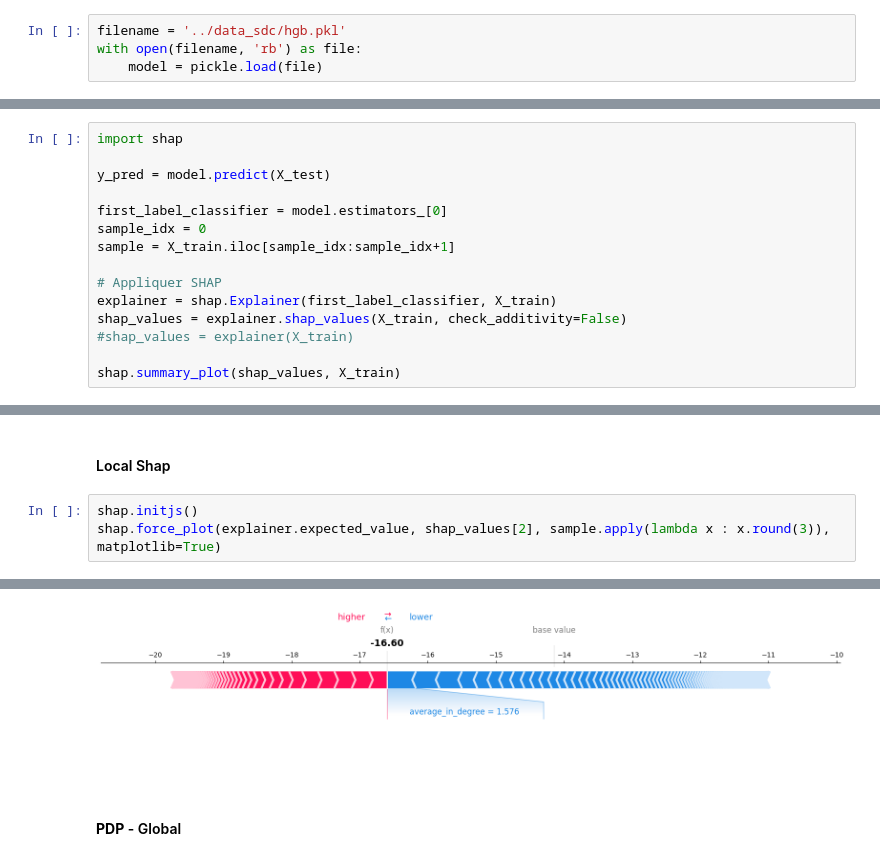
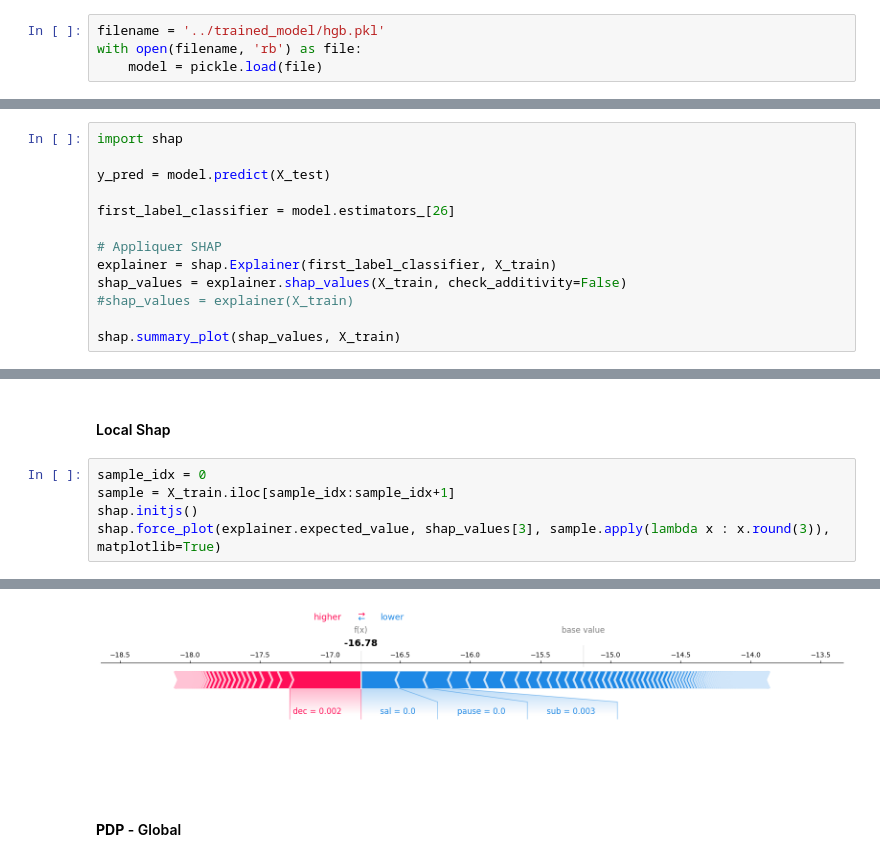
Before and after one commit to Michel93DM/XAI_methods, a Jupyter notebook: Notebooks/XAI_methods.ipynb, the cells around one changed output, grey strips where cells are left out. Saved outputs shown, nothing was run; the diff lists cells and outputs as text.

```diff
--- a/Notebooks/XAI_methods.ipynb
+++ b/Notebooks/XAI_methods.ipynb
@@ -51,7 +51,7 @@ y_test = pd.read_csv('../dataset/y_test.csv', index_col= 0)
 # %% [markdown]
 ### Model - Already trained and saved
 # %%
-filename = '../data_sdc/hgb.pkl'
+filename = '../trained_model/hgb.pkl'
 with open(filename, 'rb') as file:
     model = pickle.load(file)
 # %% [markdown]
@@ -65,9 +65,7 @@ import shap
 
 y_pred = model.predict(X_test)
 
-first_label_classifier = model.estimators_[0]
-sample_idx = 0
-sample = X_train.iloc[sample_idx:sample_idx+1]
+first_label_classifier = model.estimators_[26]
 
 # Appliquer SHAP
 explainer = shap.Explainer(first_label_classifier, X_train)
@@ -80,11 +78,13 @@ shap.summary_plot(shap_values, X_train)
 # %% [markdown]
 #### Local Shap
 # %%
+sample_idx = 0
+sample = X_train.iloc[sample_idx:sample_idx+1]
 shap.initjs()
-shap.force_plot(explainer.expected_value, shap_values[2], sample.apply(lambda x : x.round(3)), matplotlib=True)
+shap.force_plot(explainer.expected_value, shap_values[3], sample.apply(lambda x : x.round(3)), matplotlib=True)
 # %% [output]
 [interactive output not drawn]
-[figure, old version]
+[figure, new version]
 # %% [markdown]
 #### **PDP** - Global
 # %%
```
Also changed, not shown: parts of 6 cells of this notebook.
